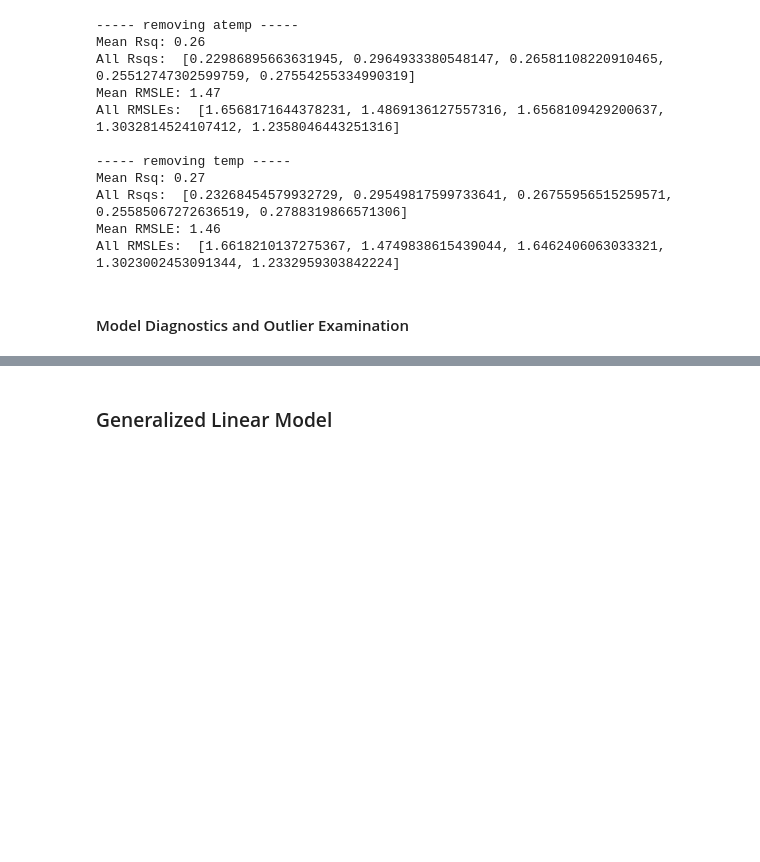
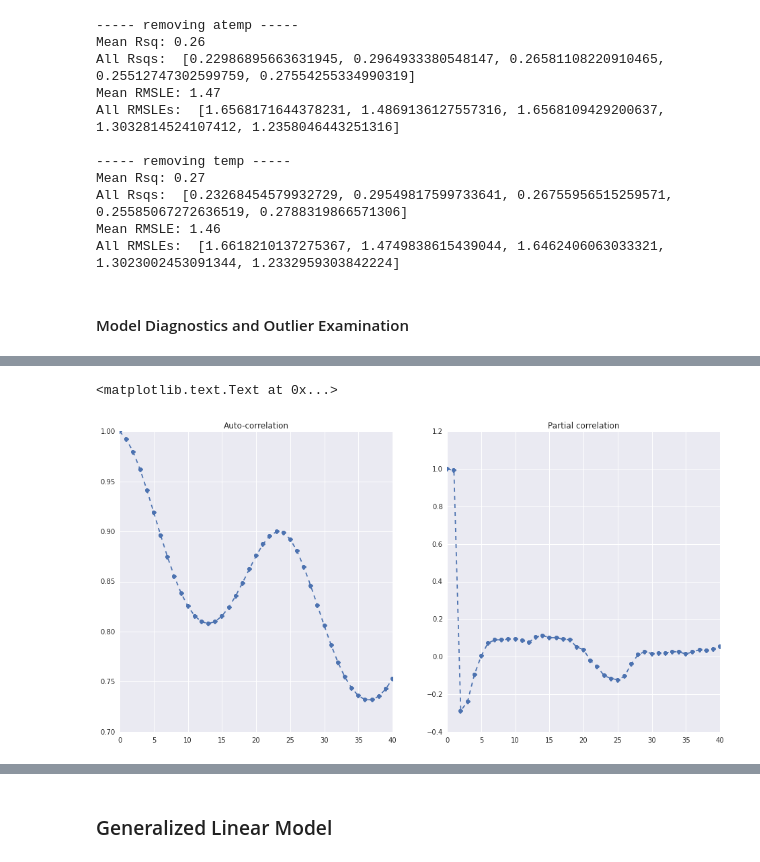
Before and after one commit to taylorma/w207final, a Jupyter notebook: notebook/w207final.ipynb, the cells around one changed output, grey strips where cells are left out. Saved outputs shown, nothing was run; the diff lists cells and outputs as text; code cells hidden in the pictures; blank space fills up the shorter version.

```diff
--- a/notebook/w207final.ipynb
+++ b/notebook/w207final.ipynb
@@ -220,0 +296,14 @@ All RMSLEs:  [1.6618210137275367, 1.4749838615439044, 1.6462406063033321, 1.3023
+# %%
+lag_correlations = acf(data.temp)
+lag_partial_correlations = pacf(data.temp)
+
+fig, ax = plt.subplots(1,2,figsize=(16,8))
+
+ax[0].plot(lag_correlations, marker='o', linestyle='--')
+ax[0].set_title("Auto-correlation")
+
+ax[1].plot(lag_partial_correlations, marker='o', linestyle='--')
+ax[1].set_title('Partial auto-correlation')
+# %% [output]
+<matplotlib.text.Text at 0x...>
+[figure, added]
```
Also changed, not shown: parts of 13 cells of this notebook.
